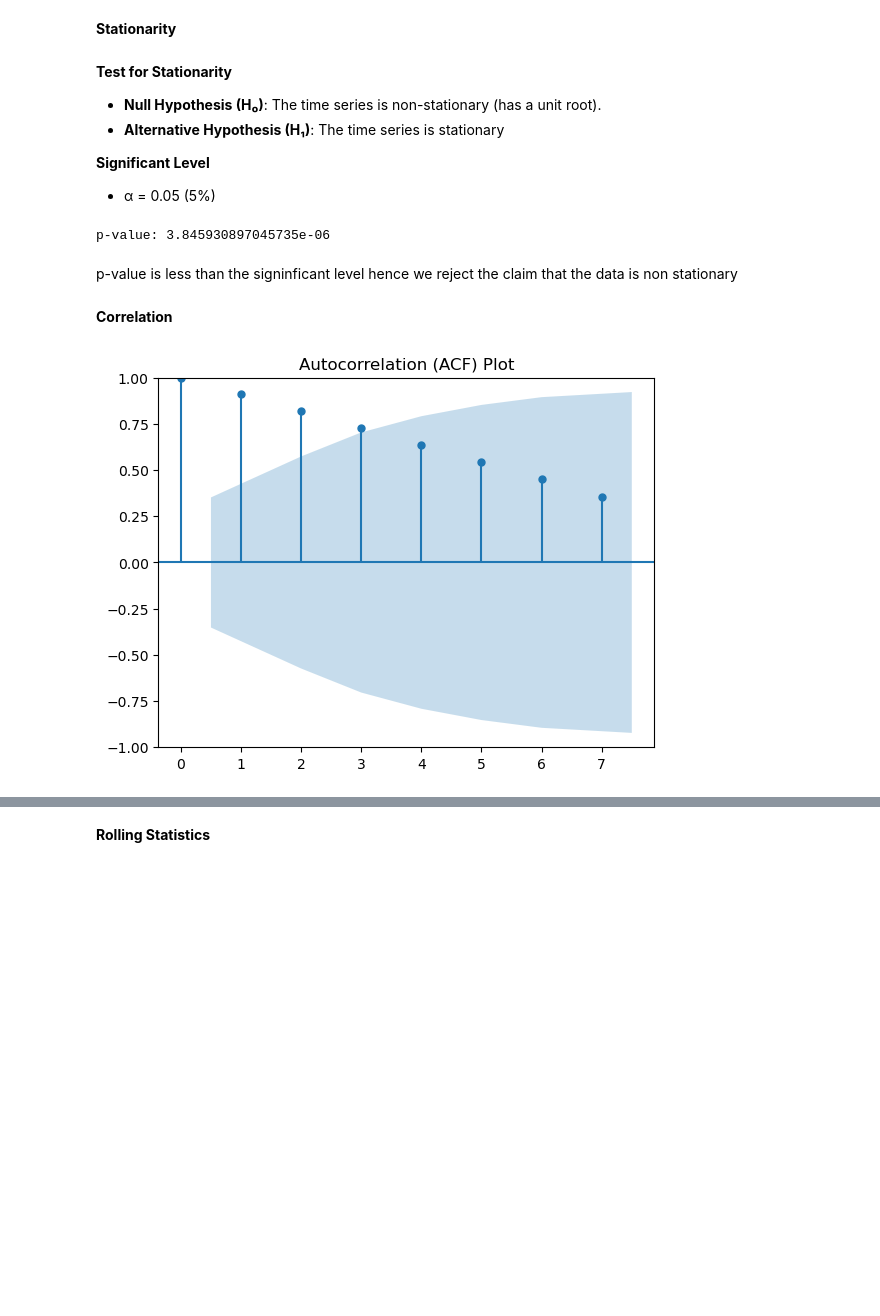
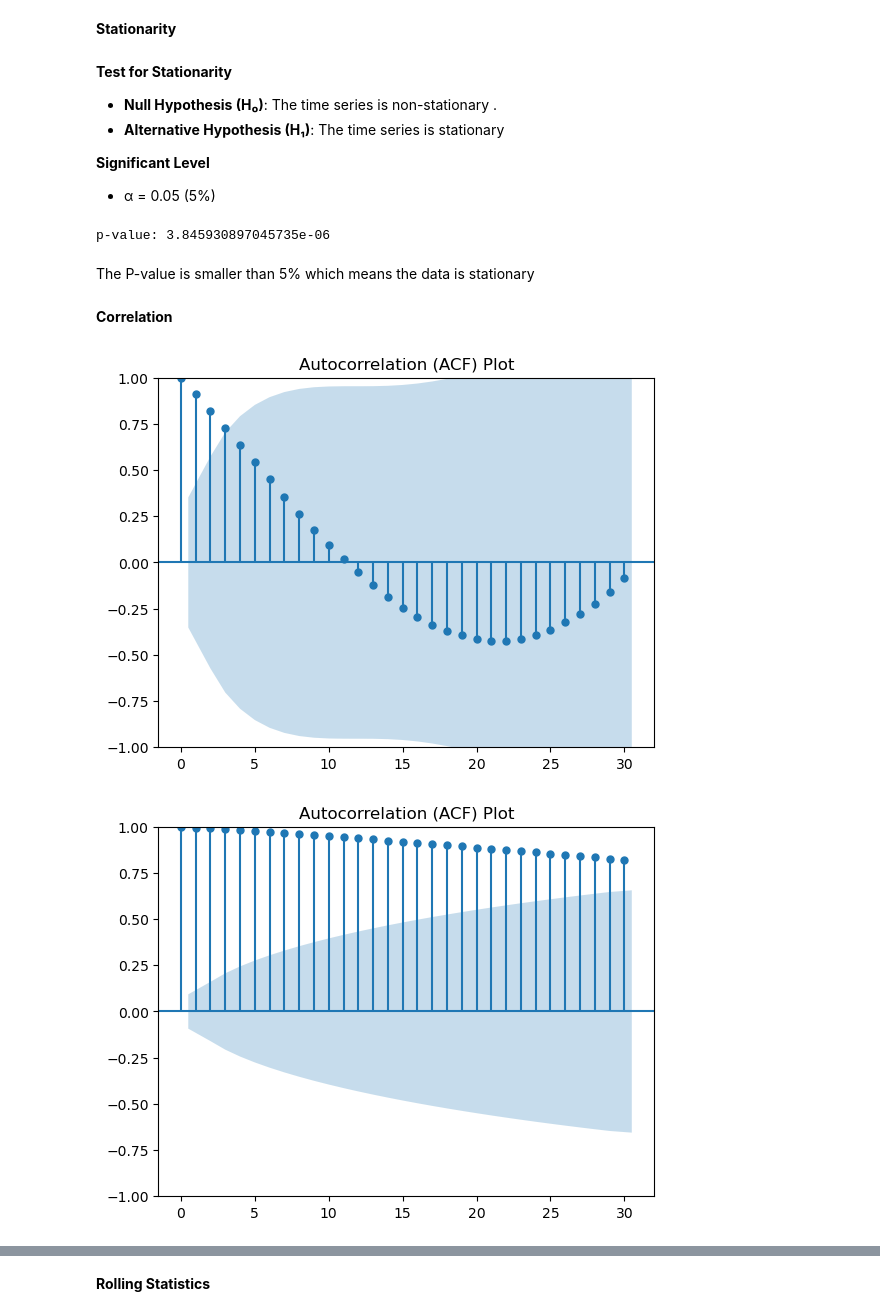
Before and after one commit to PalesaMonica/data_science_interest_group, a Jupyter notebook: Presentations/Time Series Models/statistical_models.ipynb, the cells around one changed output, grey strips where cells are left out. Drawn from its saved outputs; the diff is of its cells as text; code cells hidden in the pictures; blank space fills up the shorter version.

```diff
--- a/Presentations/Time Series Models/statistical_models.ipynb
+++ b/Presentations/Time Series Models/statistical_models.ipynb
@@ -335,6 +368,6 @@ from statsmodels.tsa.stattools import adfuller
 # %% [markdown]
 **Test for Stationarity**
-- **Null Hypothesis (H₀)**: The time series is non-stationary (has a unit root).
+- **Null Hypothesis (H₀)**: The time series is non-stationary .
 - **Alternative Hypothesis (H₁)**: The time series is stationary
 
 **Significant Level**
@@ -345,13 +378,18 @@ print('p-value:', results[1])
 # %% [output]
 p-value: 3.845930897045735e-06
 # %% [markdown]
-p-value is less than the signinficant level hence we reject the claim that the data is non stationary
+The P-value is smaller than 5% which means the data is stationary
 # %% [markdown]
 **Correlation**
 # %%
-plot_acf(south_africa_data_july, lags=7)
+plot_acf(south_africa_data_july, lags=30)
 plt.title("Autocorrelation (ACF) Plot")
 plt.show()
+
+plot_acf(south_africa_data, lags=30)
+plt.title("Autocorrelation (ACF) Plot")
+plt.show()
 # %% [output]
-[figure, old version]
+[figure, new version]
+[figure, added]
 # %% [markdown]
```
Also changed, not shown: parts of 52 cells of this notebook.
